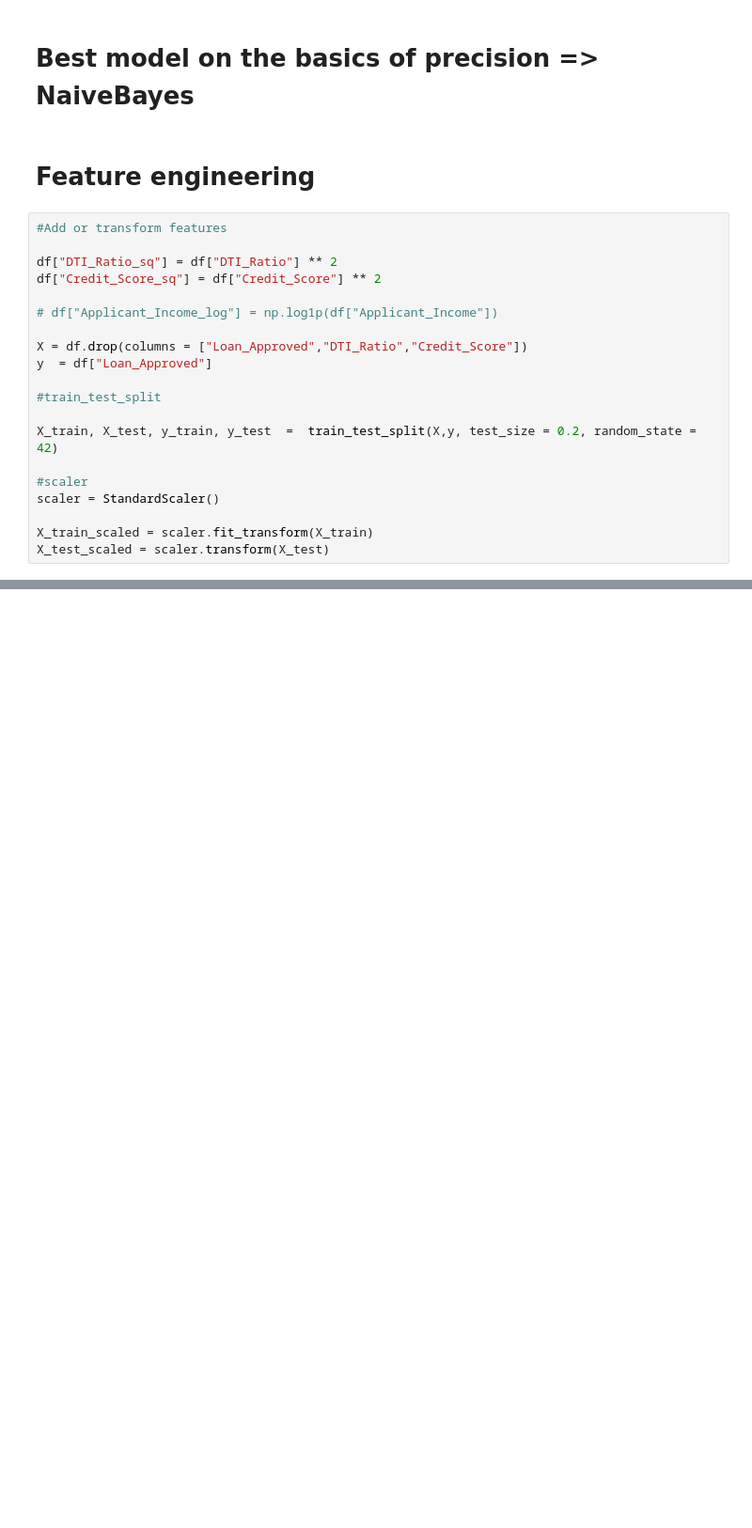
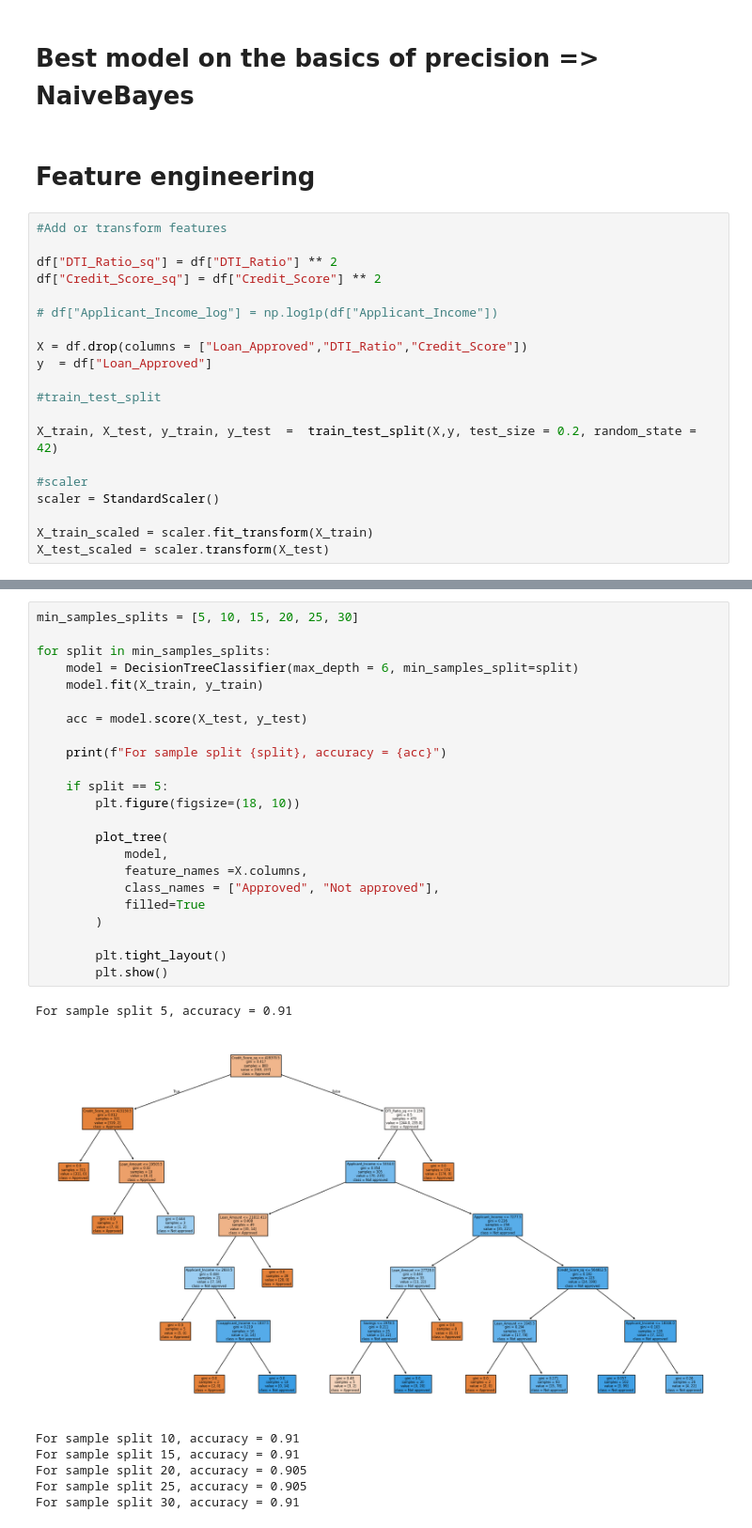
Before and after one commit to harishtadwal/creditwise-loan-system, a Jupyter notebook: CreditWise_Loan_System.ipynb, the cells around one changed output, grey strips where cells are left out. Shown at 94% size. Saved outputs shown, nothing was run; the diff lists cells and outputs as text; blank space fills up the shorter version.

```diff
--- a/CreditWise_Loan_System.ipynb
+++ b/CreditWise_Loan_System.ipynb
@@ -515,0 +583,31 @@ CM : [[129  10]
+# %%
+min_samples_splits = [5, 10, 15, 20, 25, 30]
+
+for split in min_samples_splits:
+    model = DecisionTreeClassifier(max_depth = 6, min_samples_split=split)
+    model.fit(X_train, y_train)
+
+    acc = model.score(X_test, y_test)
+
+    print(f"For sample split {split}, accuracy = {acc}")
+
+    if split == 5:
+        plt.figure(figsize=(18, 10))
+
+        plot_tree(
+            model,
+            feature_names =X.columns,
+            class_names = ["Approved", "Not approved"],
+            filled=True
+        )
+
+        plt.tight_layout()
+        plt.show()
+# %% [output]
+For sample split 5, accuracy = 0.91
+[figure, added]
+For sample split 10, accuracy = 0.91
+For sample split 15, accuracy = 0.91
+For sample split 20, accuracy = 0.905
+For sample split 25, accuracy = 0.905
+For sample split 30, accuracy = 0.91
```
Also changed, not shown: parts of 18 cells of this notebook.
